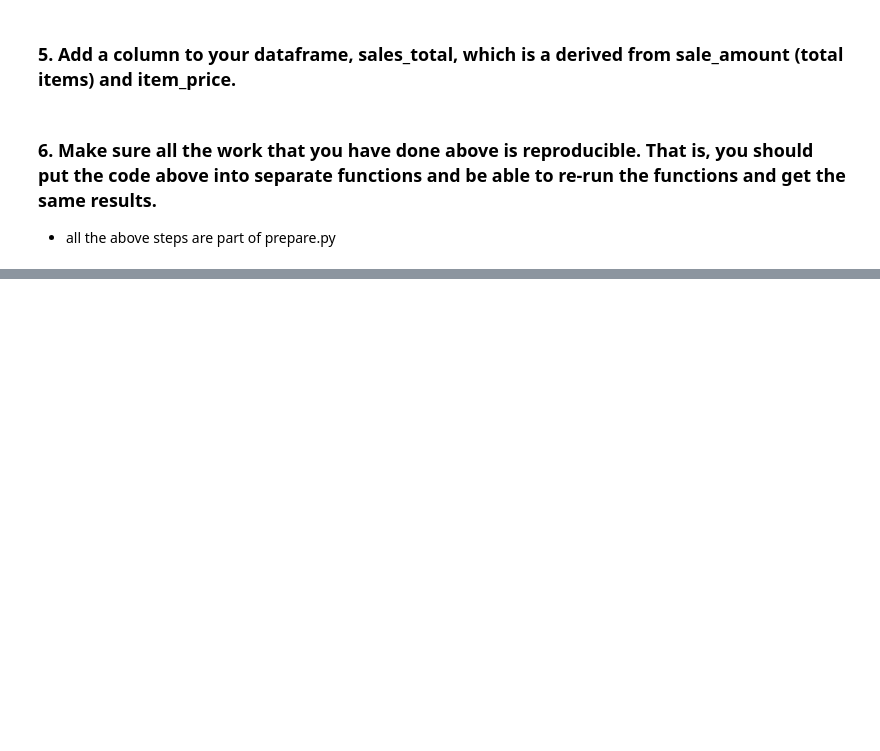
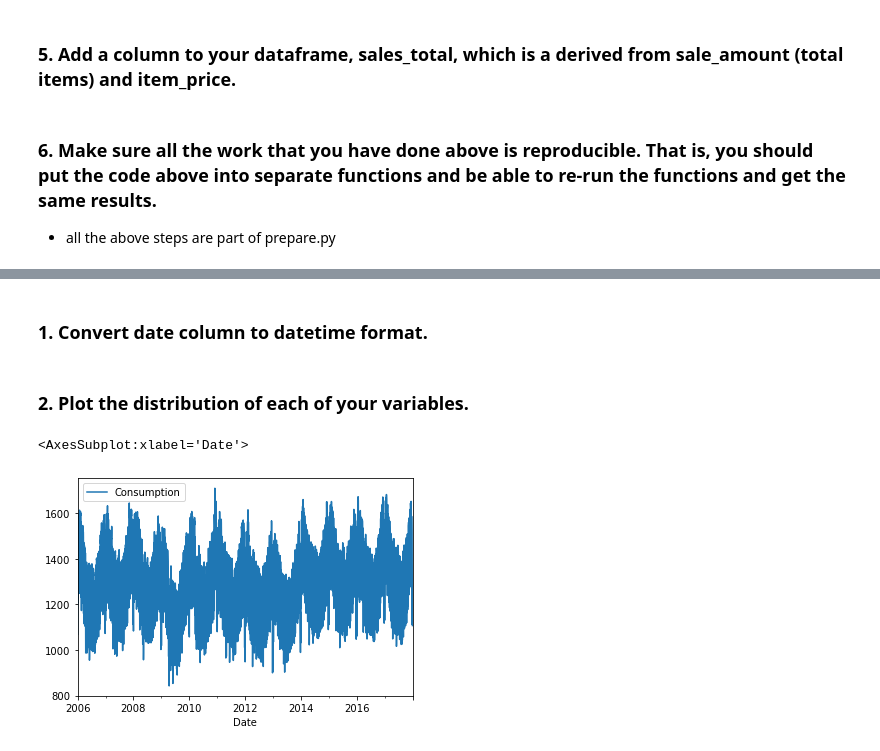
Before and after one commit to mariamnaqvi/time-series-exercises, a Jupyter notebook: prepare-exercises.ipynb, the cells around one changed output, grey strips where cells are left out. Cells and saved outputs as stored; diff of their text form; code cells hidden in the pictures; blank space fills up the shorter version.

```diff
--- a/prepare-exercises.ipynb
+++ b/prepare-exercises.ipynb
@@ -87,0 +90,2 @@ df['sales_total'] = df.sale_amount * df.item_price
+# %%
+df2 = aq.get_open_power_data()
@@ -87,0 +101,13 @@ df['sales_total'] = df.sale_amount * df.item_price
+# %% [markdown]
+### 1. Convert date column to datetime format.
+# %%
+df2.Date = pd.to_datetime(df2.Date)
+# %% [markdown]
+### 2. Plot the distribution of each of your variables.
+# %%
+# plotting consumption
+by_date = df2.groupby('Date').Consumption.sum().reset_index()
+by_date.plot(x='Date', y='Consumption')
+# %% [output]
+<AxesSubplot:xlabel='Date'>
+[figure, added]
```
Also changed, not shown: parts of 16 cells of this notebook.
